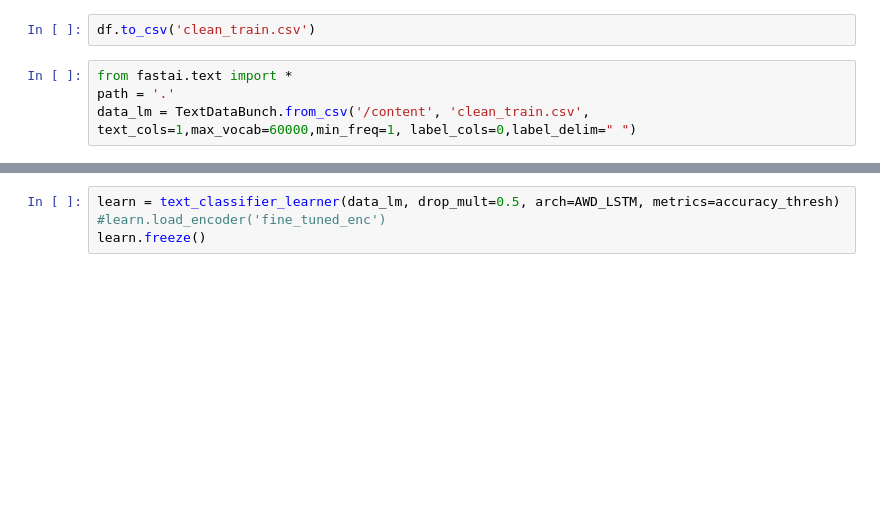
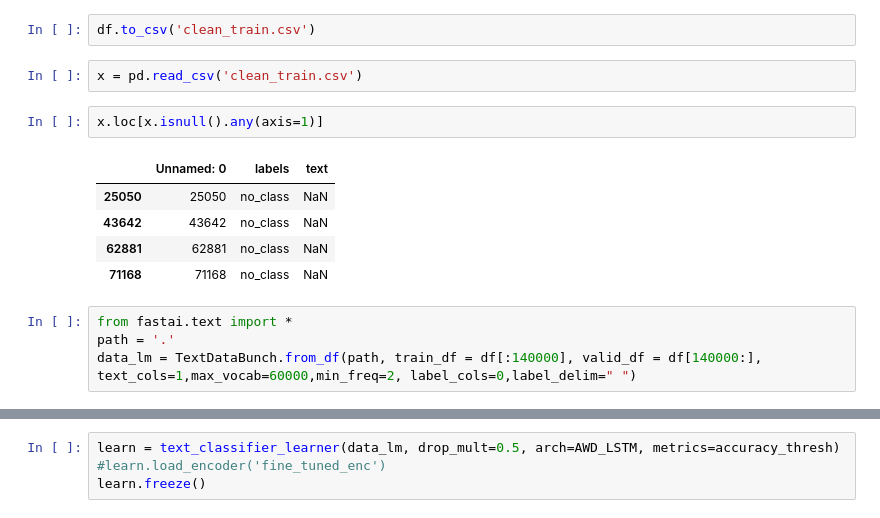
Before and after one commit to shikhar00778/toxic-comment-classification, a Jupyter notebook: Sentiment_LSTM_CNN.ipynb, the cells around one changed output, grey strips where cells are left out. Saved outputs shown, nothing was run; the diff lists cells and outputs as text; blank space fills up the shorter version.

```diff
--- a/Sentiment_LSTM_CNN.ipynb
+++ b/Sentiment_LSTM_CNN.ipynb
@@ -373,6 +453,16 @@ df['text'] = preprocessed_data[0]
 # %%
 df.to_csv('clean_train.csv')
+# %%
+x = pd.read_csv('clean_train.csv')
+# %%
+x.loc[x.isnull().any(axis=1)]
+# %% [output]
+|  | Unnamed: 0 | labels | text |
+| 25050 | 25050 | no_class | NaN |
+| 43642 | 43642 | no_class | NaN |
+| 62881 | 62881 | no_class | NaN |
+| 71168 | 71168 | no_class | NaN |
 # %%
 from fastai.text import *
 path = '.'
-data_lm = TextDataBunch.from_csv('/content', 'clean_train.csv',  text_cols=1,max_vocab=60000,min_freq=1, label_cols=0,label_delim=" ")
+data_lm = TextDataBunch.from_df(path, train_df = df[:140000], valid_df = df[140000:], text_cols=1,max_vocab=60000,min_freq=2, label_cols=0,label_delim=" ")
```
Also changed, not shown: parts of 20 cells of this notebook.
